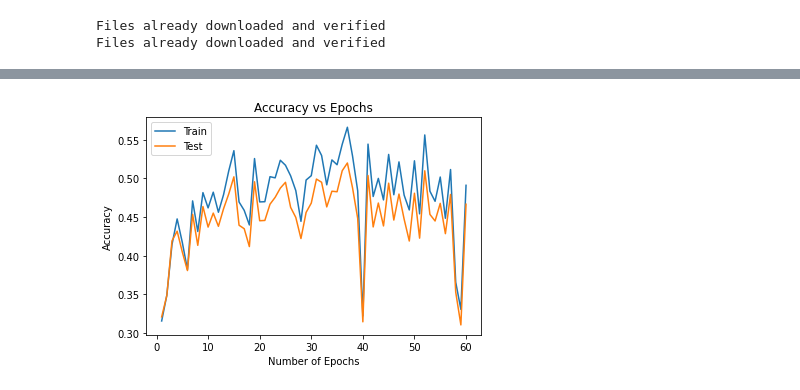
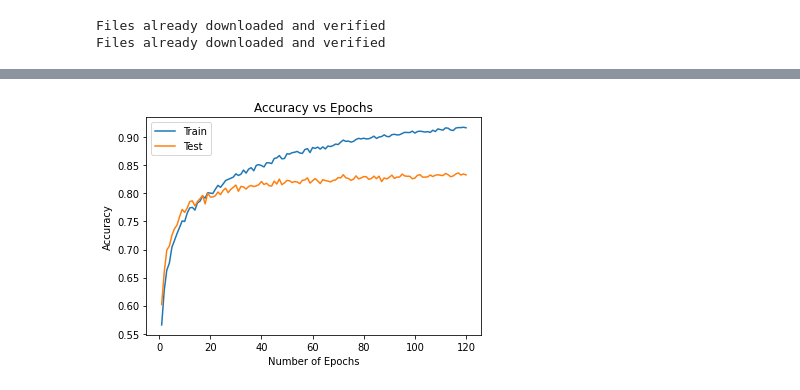
Before and after one commit to shashanknsridhara/EE569-Image-Processing-Algorithms, a Jupyter notebook: HW5/CNN_CIFAR10.ipynb, the cells around one changed output, grey strips where cells are left out. Cells and saved outputs as stored; diff of their text form; code cells hidden in the pictures.

```diff
--- a/HW5/CNN_CIFAR10.ipynb
+++ b/HW5/CNN_CIFAR10.ipynb
@@ -25,7 +28,7 @@ Drive already mounted at /content/drive; to attempt to forcibly remount, call dr
 # %%
 #Preprocess the data
 trainSet = datasets.CIFAR10("drive/My Drive/EE569-Reports/hw_5", train = True, download = True,
-            transform = transforms.Compose([transforms.ToTensor(), transforms.Normalize((0.5, 0.5, 0.5), (0.5, 0.5, 0.5))]))
+            transform = transforms.Compose([transforms.RandomHorizontalFlip(), transforms.ToTensor(), transforms.Normalize((0.5, 0.5, 0.5), (0.5, 0.5, 0.5)),transforms.RandomErasing()]))
 testSet = datasets.CIFAR10("drive/My Drive/EE569-Reports/hw_5",  train = False, download = True,
         transform = transforms.Compose([transforms.ToTensor(), transforms.Normalize((0.5, 0.5, 0.5), (0.5, 0.5, 0.5))]))
 trainImages = torch.utils.data.DataLoader(trainSet, batch_size = 64, shuffle = True, num_workers=2)
@@ -148,6 +194,7 @@ def training(learningRate, momentum, epochs, criterion, optimizer):
 
   running_loss = 0
   for epoch in range(epochs):
+    print("Epochs: ",epoch)
     for i, trainData in enumerate(trainImages, 0):
       imgs, labels = trainData
 
@@ -155,11 +202,17 @@ def training(learningRate, momentum, epochs, criterion, optimizer):
       optimizer.zero_grad()
       outputs = cnn(imgs)
       loss = criterion(outputs, labels)
+      #loss.requires_grad = True
       loss.backward()
       optimizer.step()
 
     print(loss)
 
+    #Saving the Model after each Epoch
+    checkpoint = {'model': Net(),
+          'state_dict': cnn.state_dict(),
+          'optimizer' : optimizer.state_dict()}
+    torch.save(checkpoint, 'drive/My Drive/EE569-Reports/569_competition/dropout_final_aste.pth')
 
     trainAccuracy, testAccuracy = evalAccuracy()
     trainingAccuracyList.append(trainAccuracy)
@@ -170,10 +223,11 @@ def training(learningRate, momentum, epochs, criterion, optimizer):
 #define training parameters
 learningRate = 0.001
 momentum = 0.9
-epochs = 60
+epochs = 80
 criterion = nn.CrossEntropyLoss()
-optimizer = optimizer = optim.SGD(cnn.parameters(), lr=0.001, momentum=0.9)
-
+#optimizer= optim.SGD(cnn.parameters(), lr=0.001, momentum=0.9, weight_decay=0.0001)
+optimizer= optim.Adam(cnn.parameters(), lr=0.001, betas=(0.9, 0.999), eps=1e-08, weight_decay=0.0001, amsgrad=False)
+#optimizer = optim.RMSprop(cnn.parameters(), lr=0.001, alpha=0.99, eps=1e-08, weight_decay=0.0001, momentum=0.9, centered=False)
 
 #Call training function
 trainingAccuracyList, testingAccuracyList = training(learningRate, momentum, epochs, criterion, optimizer)
@@ -217,12 +278,12 @@ Accuracy:  0.4666
 # %%
-epochList = [i for i in range(1, 61)]
+epochList = [i for i in range(1, 121)]
 plt.plot(epochList, trainingAccuracyList, label = "Train")
 plt.plot(epochList, testingAccuracyList, label = "Test")
 
 plt.xlabel('Number of Epochs')
 plt.ylabel('Accuracy')
 plt.title('Accuracy vs Epochs')
 plt.legend()
 plt.show()
 # %% [output]
-[figure, old version]
+[figure, new version]
```
Also changed, not shown: parts of 7 cells of this notebook, 1 other file.
